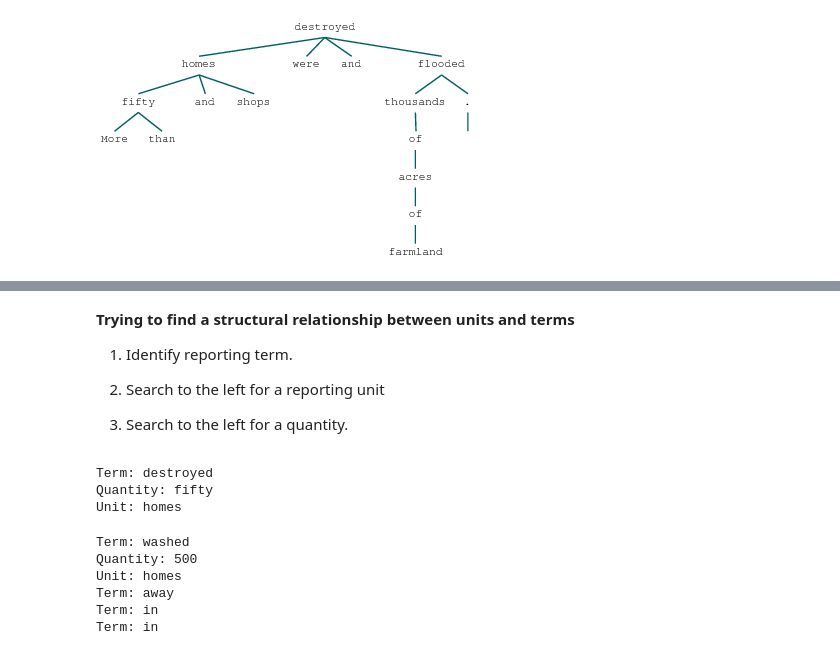
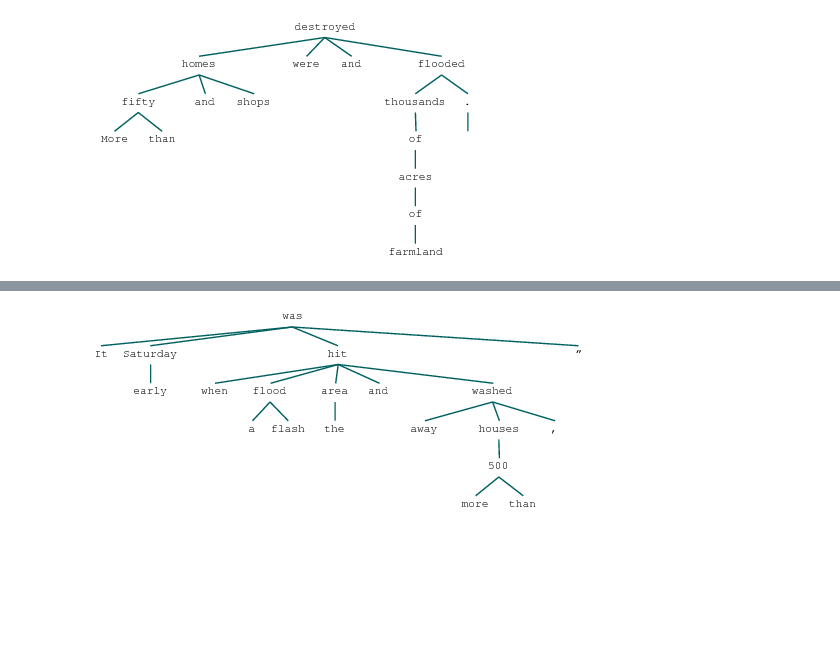
Before and after one commit to Data4Democracy/internal-displacement, a Jupyter notebook: notebooks/DependencyTreeExperiments.ipynb, the cells around one changed output, grey strips where cells are left out. Cells and saved outputs as stored; diff of their text form; code cells hidden in the pictures; blank space fills up the shorter version.

Commit message:
Implemented  and evaluated dependency tree extraction of reporting-term -> reporting-unit -> quantity grammar structures.

```diff
--- a/notebooks/DependencyTreeExperiments.ipynb
+++ b/notebooks/DependencyTreeExperiments.ipynb
@@ -40,7 +52,7 @@ It also contains this useful red herring:
 reporting_terms = [
     'displaced', 'evacuated', 'forced to flee', 'homeless', 'in relief camp',
     'sheltered', 'relocated', 'destroyed housing', 'partially destroyed housing',
-    'uninhabitable housing','stranded','stuck','stranded','washed away'
+    'uninhabitable housing','stranded','stuck','stranded','washed','swept','damaged','collapsed'
 ]
 
 people_reporting_units = [
@@ -176,8 +150,0 @@ Yusufi [spokesman, Mohammad]
-# %% [markdown]
-**Trying to find a structural relationship between units and terms**
-
-1) Identify reporting term.
-
-2) Search to the left for a reporting unit
-
-3) Search to the left for a quantity.
@@ -194,21 +151,8 @@ def recursive_leftward_search(node):
-# %%
-for t in numerical_report_sentences[4]:
-    if t.lemma_ in reporting_term_lemmas:
-        print("Term: " + t.text)
-        recursive_leftward_search(t)
-# %% [output]
-Term: destroyed
-Quantity: fifty
-Unit: homes
-# %%
-for t in numerical_report_sentences[1]:
-    if t.lemma_ in reporting_term_lemmas:
-        print("Term: " + t.text)
-        recursive_leftward_search(t)
-# %% [output]
-Term: washed
-Quantity: 500
-Unit: homes
-Term: away
-Term: in
-Term: in
+# %%
+story2 = nlp(features[4])
+numerical_sentences = list(filter(lambda sentence: any([token.like_num for token in sentence]), story2.sents) )
+numerical_report_sentences = list(filter(is_reporting_term_lemma_present, numerical_sentences) )
+numerical_report_sentences
+to_nltk_tree(numerical_report_sentences[-2].root)
+# %% [output]
+[figure, added]
```
Also changed, not shown: parts of 17 cells of this notebook.
